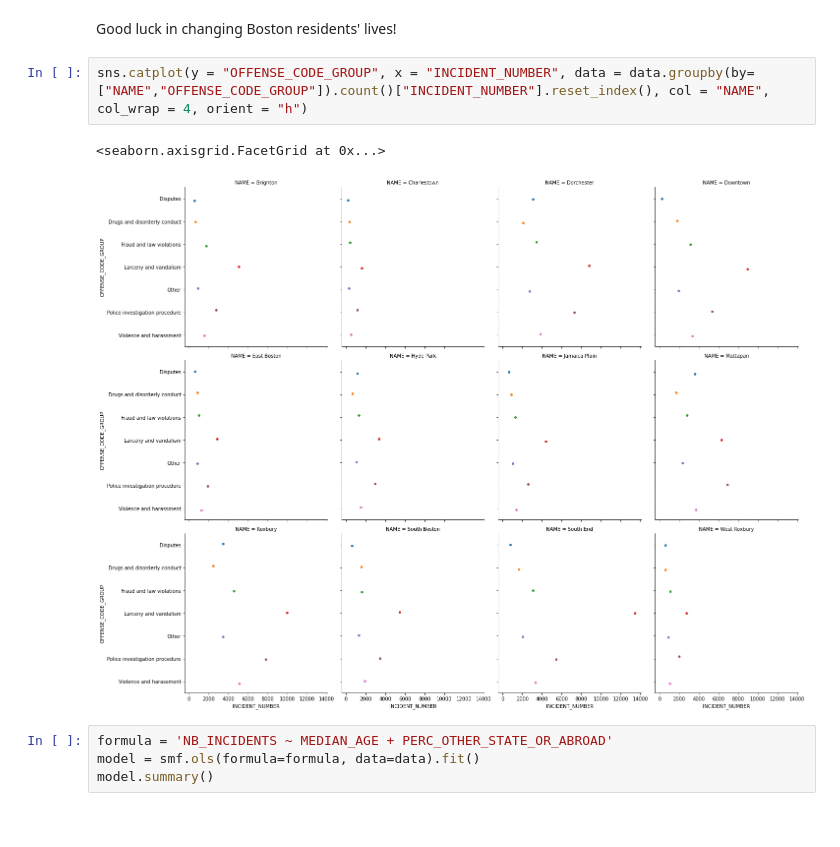
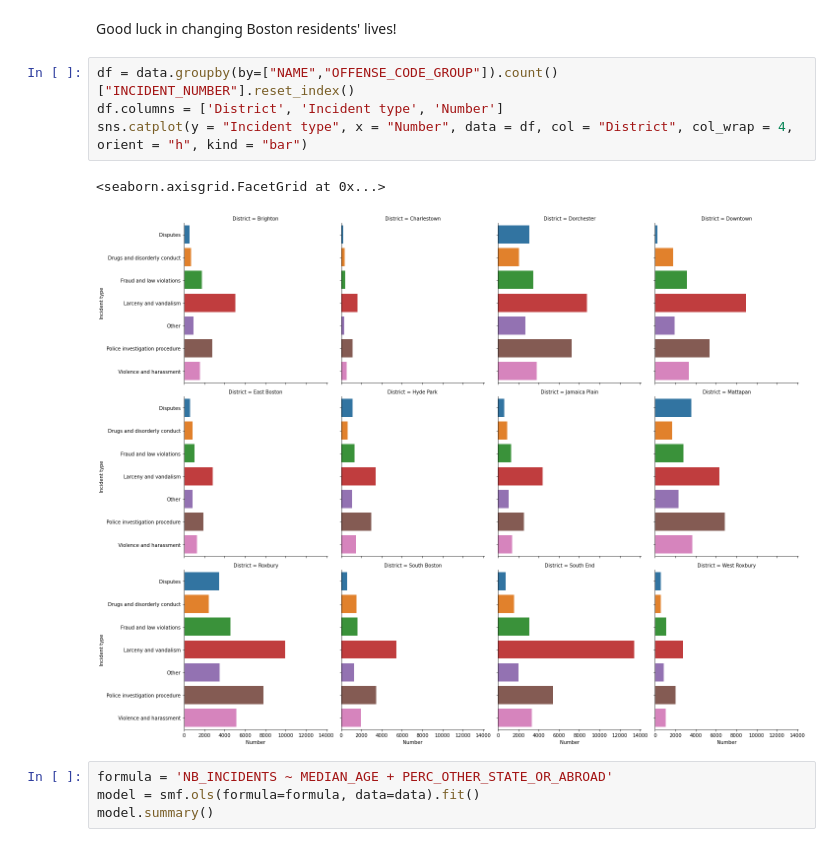
Before and after one commit to Valentin-Laurent/data-certification-exam, a Jupyter notebook: decision_science/boston_crimes.ipynb, the cells around one changed output. Drawn from its saved outputs; the diff is of its cells as text.

```diff
--- a/decision_science/boston_crimes.ipynb
+++ b/decision_science/boston_crimes.ipynb
@@ -548,10 +548,12 @@ Before you get started, here are four small pieces of advice:
 # %% [markdown]
 Good luck in changing Boston residents' lives!
 # %%
-sns.catplot(y = "OFFENSE_CODE_GROUP", x = "INCIDENT_NUMBER", data = data.groupby(by=["NAME","OFFENSE_CODE_GROUP"]).count()["INCIDENT_NUMBER"].reset_index(), col = "NAME", col_wrap = 4, orient = "h")
+df = data.groupby(by=["NAME","OFFENSE_CODE_GROUP"]).count()["INCIDENT_NUMBER"].reset_index()
+df.columns = ['District', 'Incident type', 'Number']
+sns.catplot(y = "Incident type", x = "Number", data = df, col = "District", col_wrap = 4, orient = "h", kind = "bar")
 # %% [output]
 <seaborn.axisgrid.FacetGrid at 0x...>
-[figure, old version]
+[figure, new version]
 # %%
 formula = 'NB_INCIDENTS ~ MEDIAN_AGE + PERC_OTHER_STATE_OR_ABROAD'
 model = smf.ols(formula=formula, data=data).fit()
```
Also changed, not shown: parts of 1 cell of this notebook, 1 other file.
